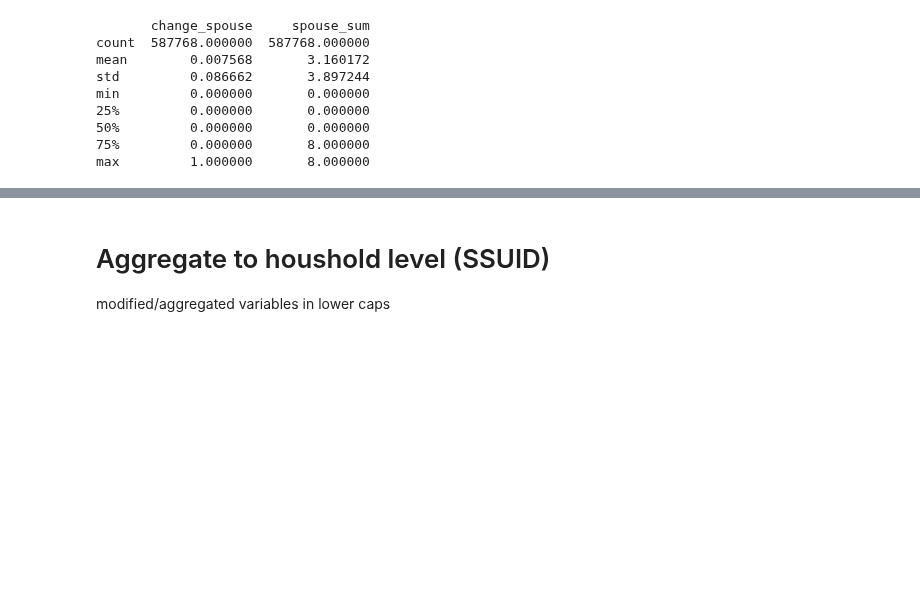
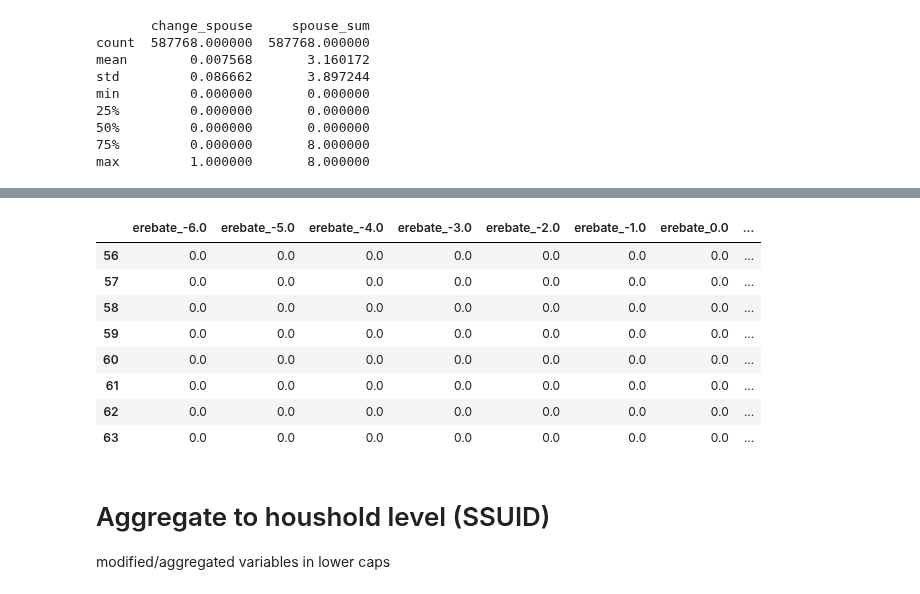
Before and after one commit to MaxDerWeber/MasterThesis, a Jupyter notebook: Data.ipynb, the cells around one changed output, grey strips where cells are left out. Drawn from its saved outputs; the diff is of its cells as text; code cells hidden in the pictures; blank space fills up the shorter version.

```diff
--- a/Data.ipynb
+++ b/Data.ipynb
@@ -326,3 +313,16 @@ df3[df3['pp']==66183][['month_total','erbamth', 'erebate_-6.0', 'erebate_-5.0',
+# %%
+df2[df2['erebate']==1][['SSUID','EPPPNUM']]
+df2[df2['SSUID']==19128038046][pivoted.columns]
+# %% [output]
+|  | erebate_-6.0 | erebate_-5.0 | erebate_-4.0 | erebate_-3.0 | erebate_-2.0 | erebate_-1.0 | erebate_0.0 | ... |
+| 56 | 0.0 | 0.0 | 0.0 | 0.0 | 0.0 | 0.0 | 0.0 | ... |
+| 57 | 0.0 | 0.0 | 0.0 | 0.0 | 0.0 | 0.0 | 0.0 | ... |
+| 58 | 0.0 | 0.0 | 0.0 | 0.0 | 0.0 | 0.0 | 0.0 | ... |
+| 59 | 0.0 | 0.0 | 0.0 | 0.0 | 0.0 | 0.0 | 0.0 | ... |
+| 60 | 0.0 | 0.0 | 0.0 | 0.0 | 0.0 | 0.0 | 0.0 | ... |
+| 61 | 0.0 | 0.0 | 0.0 | 0.0 | 0.0 | 0.0 | 0.0 | ... |
+| 62 | 0.0 | 0.0 | 0.0 | 0.0 | 0.0 | 0.0 | 0.0 | ... |
+| 63 | 0.0 | 0.0 | 0.0 | 0.0 | 0.0 | 0.0 | 0.0 | ... |
 # %% [markdown]
 # Aggregate to houshold level (SSUID)
 modified/aggregated variables in lower caps
```
Also changed, not shown: parts of 20 cells of this notebook.
